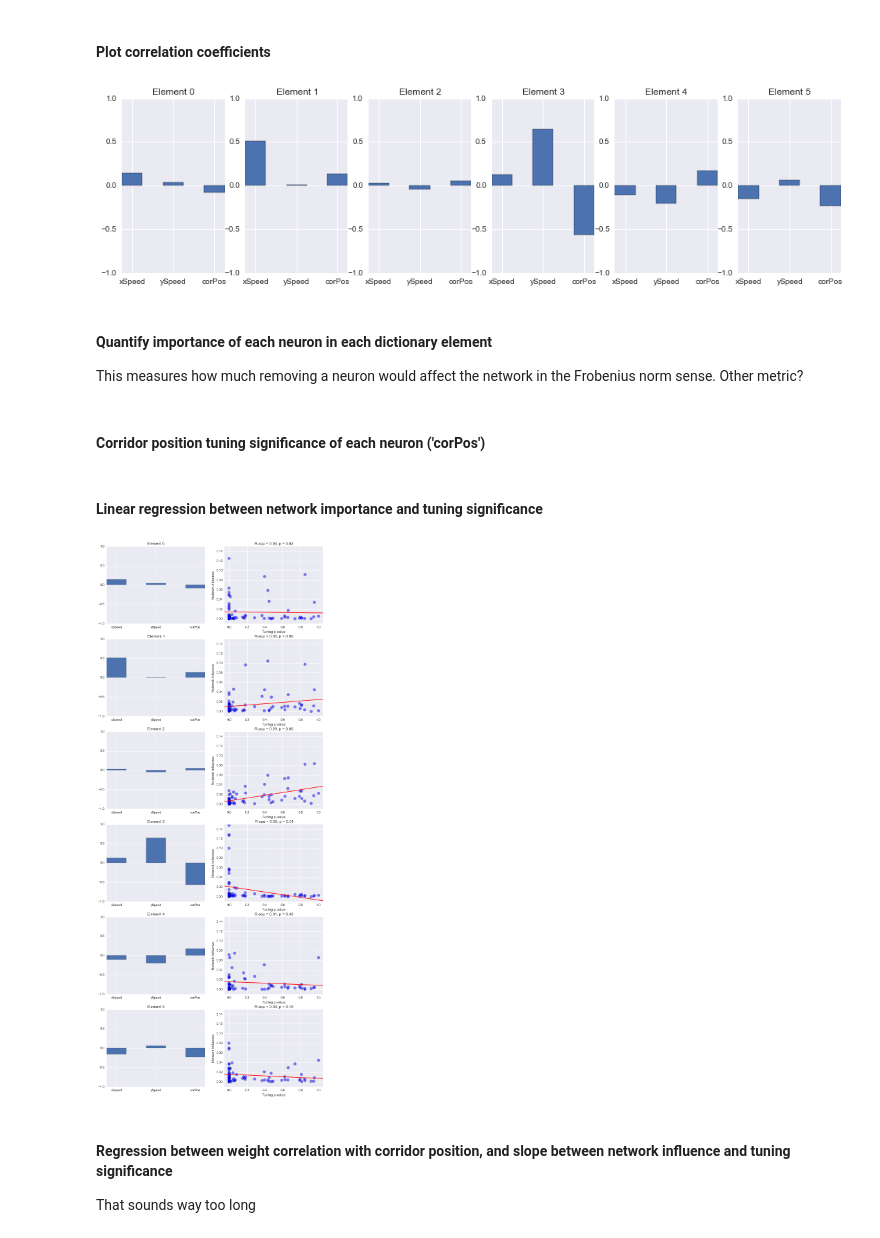
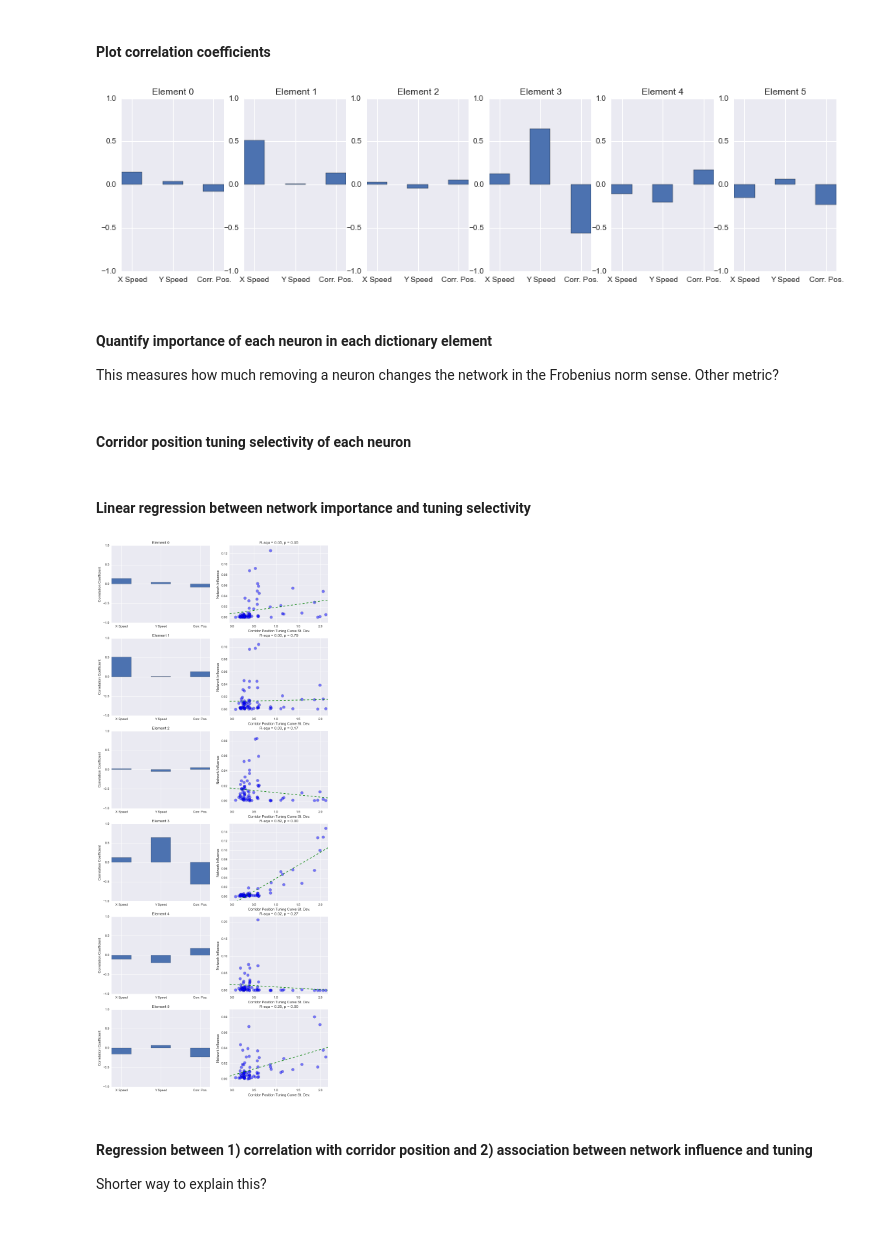
Before and after one commit to clarafy/covariance-dictionary, a Jupyter notebook: mouse_data.ipynb, the cells around one changed output. Drawn from its saved outputs; the diff is of its cells as text; code cells hidden in the pictures.

Commit message:
more tuning vs. network importance analysis

```diff
--- a/mouse_data.ipynb
+++ b/mouse_data.ipynb
@@ -194,6 +198,7 @@ plt.ylabel('Objective ||X - DW|| / ||X||');
 #### Compute average covariate values per time window
 # %%
 reg_names = ['xSpeed', 'ySpeed', 'corPos']
+names = ['X Speed', 'Y Speed', 'Corr. Pos.'] # regressor names for plot labels
 reg_idx = [np.where(name == covariates.keys())[0][0] for name in reg_names]
 n_reg = len(reg_names)
 regressors = np.vstack([np.mean(covariates.loc[i : i + win, :], axis=0)
@@ -247,17 +252,16 @@ icp = lr.intercept_
 #### Plot regression coefficients
 # %%
 sns.set_style('darkgrid')
-fig = plt.figure(figsize=(5.5 * n_reg, 4));
+plt.figure(figsize=(5.5 * n_reg, 4));
 
 ymin = np.min(coef) - 0.05
 ymax = np.max(coef) + 0.05
 width = 0.5
 
 for i in range(k):
-    ax = fig.add_subplot(1, k, i + 1);
+    plt.subplot(1, k, i + 1);
     plt.title('Element ' + str(i));
     plt.bar(np.arange(n_reg), coef[i, :], width=width);
-    ax.set_xticks(np.arange(n_reg) + width / 2);
-    ax.set_xticklabels(reg_names);
+    plt.xticks(np.arange(n_reg) + width / 2, names);
     plt.ylim(ymin, ymax);
 # %% [output]
@@ -270,22 +274,21 @@ cor = np.corrcoef(reg.T, Wadmm)[: n_reg, n_reg :]
 #### Plot correlation coefficients
 # %%
 sns.set_style('darkgrid')
-fig = plt.figure(figsize=(5.5 * n_reg, 4));
+plt.figure(figsize=(5.5 * n_reg, 4));
 
 for i in range(k):
-    ax = fig.add_subplot(1, k, i + 1);
+    plt.subplot(1, k, i + 1);
     plt.title('Element ' + str(i));
     plt.bar(np.arange(n_reg), cor[:, i], width=width);
-    ax.set_xticks(np.arange(n_reg) + width / 2);
-    ax.set_xticklabels(reg_names);
+    plt.xticks(np.arange(n_reg) + width / 2, names);
     plt.ylim(-1, 1);
 # %% [output]
-[figure, old version]
+[figure, new version]
 # %% [markdown]
 #### Quantify importance of each neuron in each dictionary element
-This measures how much removing a neuron would affect the network in the Frobenius norm sense. Other metric?
+This measures how much removing a neuron changes the network in the Frobenius norm sense. Other metric?
 # %%
 dictionary = [covdict.reform(admm.dictionary[:, i], n) for i in range(k)]
 strength = [np.sum(elem ** 2, axis=0) / np.sum(elem ** 2) for elem in dictionary]
 # %% [markdown]
-#### Corridor position tuning significance of each neuron ('corPos')
+#### Corridor position tuning selectivity of each neuron
@@ -294,42 +295,46 @@ p_tune = table_active.units.pVal.values
+# %%
+# p_tune = table_active.units.pVal.values
+tune = np.std(table_active.tuning.values, axis=1) # variation in tuning curve reflects selectivity
 # %% [markdown]
-#### Linear regression between network importance and tuning significance
+#### Linear regression between network importance and tuning selectivity
 # %%
 plt.figure(figsize=(12, 5 * k));
 
 xmin = -0.05
-xmax = np.max(p_tune) + 0.05
-ymin = -0.01
-ymax = 0.15
+xmax = np.max(tune) + 0.05
 x = [xmin, xmax]
 slope = np.empty(k)
 rsqu = np.empty(k)
 p_slope = np.empty(k)
 
 for i in range(k):
 
     # Plot correlations to behavioral covariates for reference.
     # Note any relationship between correlation to corPos and
-    # network importance of significantly tuned neurons
+    # network importance of highly tuned neurons
     plt.subplot(k, 2, 2 * i + 1);
     plt.bar(np.arange(n_reg), cor[:, i], width=width);
-    plt.xticks(np.arange(n_reg) + width / 2, reg_names);
+    plt.xticks(np.arange(n_reg) + width / 2, names);
     plt.ylim(-1, 1);
+    plt.ylabel('Correlation coefficient');
     plt.title('Element ' + str(i));
 
+    # Plot network influence by tuning selectivity
     plt.subplot(k, 2, 2 * (i + 1));
-    plt.scatter(p_tune, strength[i], s=80, alpha=0.5);
-    plt.xlabel('Tuning p-value');
-    plt.ylabel('Network Influence');
+    plt.scatter(tune, strength[i], s=80, alpha=0.5);
+    plt.xlabel('Corridor position tuning st. dev.');
+    plt.ylabel('Network importance');
     plt.xlim(xmin, xmax);
-    plt.ylim(ymin, ymax);
+    plt.ylim(np.min(strength[i]) - 0.01, np.max(strength[i]) + 0.01);
 
-    slope[i], icp, r, p_slope[i], _ = st.linregress(p_tune, strength[i])
+    # Linear regression
+    slope[i], icp, r, p_slope[i], _ = st.linregress(tune, strength[i])
     rsqu[i] = r ** 2
     y = [slope[i] * val + icp for val in x]
-    plt.plot(x, y, 'r');
+    plt.plot(x, y, '--g');
     plt.title('R-squ = %0.2f, p = %0.2f' % (rsqu[i], p_slope[i]));
 # %% [output]
-[figure, old version]
+[figure, new version]
 # %% [markdown]
-#### Regression between weight correlation with corridor position, and slope between network influence and tuning significance
-That sounds way too long
+#### Regression between 1) correlation with corridor position and 2) association between network influence and tuning
+Shorter way to explain this?
```
Also changed, not shown: parts of 16 cells of this notebook.
